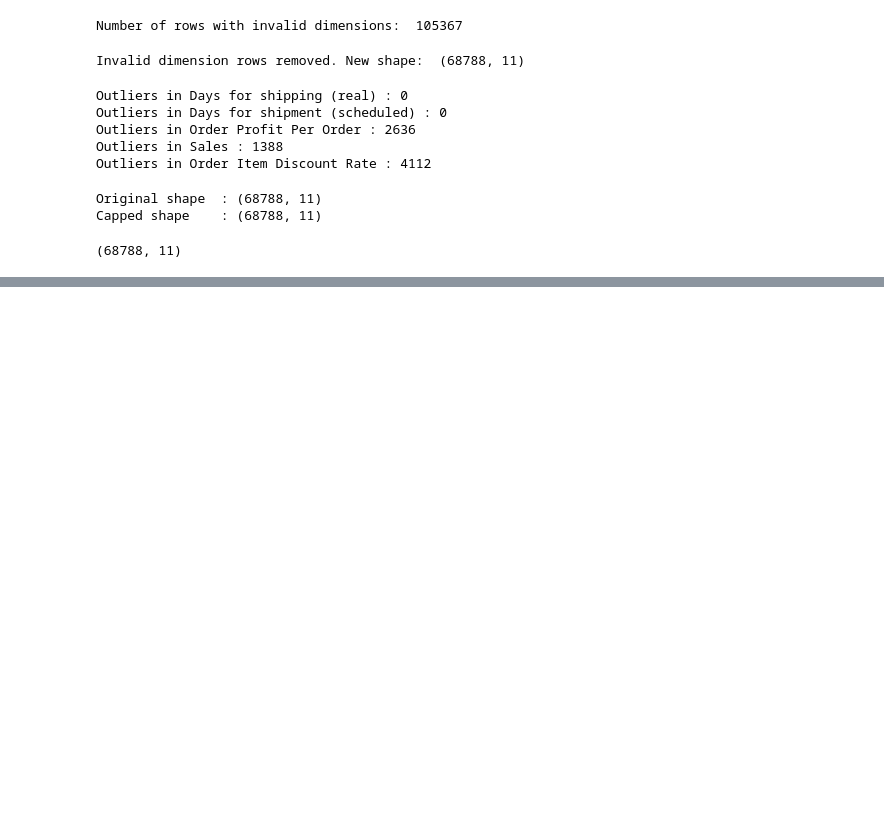
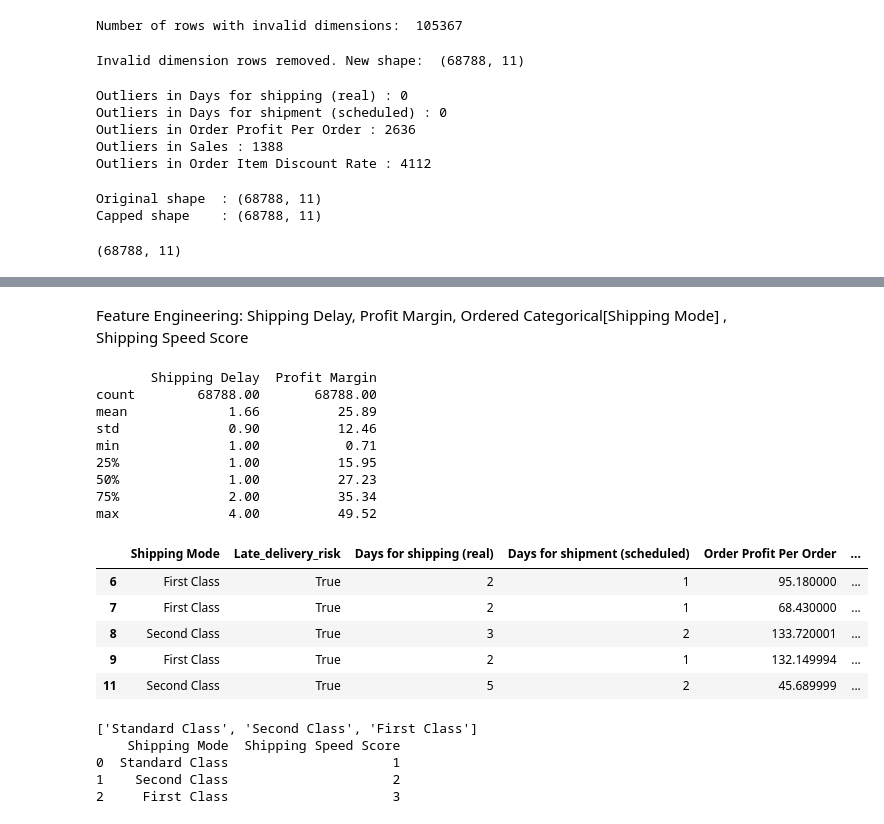
Before and after one commit to AriaRahman/PYTHON_FinalProject, a Jupyter notebook: analysis.ipynb, the cells around one changed output, grey strips where cells are left out. Saved outputs shown, nothing was run; the diff lists cells and outputs as text; code cells hidden in the pictures; blank space fills up the shorter version.

```diff
--- a/analysis.ipynb
+++ b/analysis.ipynb
@@ -194,0 +213,3 @@ for col in cols:
+# %%
+dataset.drop(columns=['Delivery Status'], inplace= True)
+dataset.shape
@@ -194,0 +218,3 @@ for col in cols:
+# %%
+dataset['Category Name'] = dataset['Category Name'].str.strip()
+print(dataset['Category Name'].unique())
@@ -194,0 +241,5 @@ for col in cols:
+# %%
+for col in cols:
+    dataset[col] = pd.Categorical(dataset[col])
+
+print(dataset[cols].dtypes)
@@ -194,0 +252,6 @@ for col in cols:
+# %%
+dataset['Late_delivery_risk'] = dataset['Late_delivery_risk'].astype(bool)
+
+
+print(dataset['Late_delivery_risk'].dtype)
+print(dataset['Late_delivery_risk'].value_counts())
@@ -194,0 +279,43 @@ for col in cols:
+# %% [markdown]
+Feature Engineering: Shipping Delay, Profit Margin, Ordered Categorical[Shipping Mode] , Shipping Speed Score
+# %%
+
+dataset['Shipping Delay'] = dataset['Days for shipping (real)'] - dataset['Days for shipment (scheduled)']
+
+dataset['Profit Margin'] = (dataset['Order Profit Per Order'] / dataset['Sales']) * 100
+
+
+print(dataset[['Shipping Delay', 'Profit Margin']].describe().round(2))
+dataset.head(5)
+# %% [output]
+       Shipping Delay  Profit Margin
+count        68788.00       68788.00
+mean             1.66          25.89
+std              0.90          12.46
+min              1.00           0.71
+25%              1.00          15.95
+50%              1.00          27.23
+75%              2.00          35.34
+max              4.00          49.52
+|  | Shipping Mode | Late_delivery_risk | Days for shipping (real) | Days for shipment (scheduled) | Order Profit Per Order | ... |
+| 6 | First Class | True | 2 | 1 | 95.180000 | ... |
+| 7 | First Class | True | 2 | 1 | 68.430000 | ... |
+| 8 | Second Class | True | 3 | 2 | 133.720001 | ... |
+| 9 | First Class | True | 2 | 1 | 132.149994 | ... |
+| 11 | Second Class | True | 5 | 2 | 45.689999 | ... |
+# %%
+speed_order = ['Standard Class', 'Second Class', 'First Class']
+dataset['Shipping Mode'] = pd.Categorical(dataset['Shipping Mode'],
+                                           categories=speed_order,
+                                           ordered=True)
+
+print(dataset['Shipping Mode'].cat.categories.tolist())
+
+dataset['Shipping Speed Score'] = dataset['Shipping Mode'].cat.codes + 1
+print(dataset.groupby('Shipping Mode')['Shipping Speed Score'].first().reset_index())
+# %% [output]
+['Standard Class', 'Second Class', 'First Class']
+    Shipping Mode  Shipping Speed Score
+0  Standard Class                     1
+1    Second Class                     2
+2     First Class                     3
```
Also changed, not shown: parts of 8 cells of this notebook.
